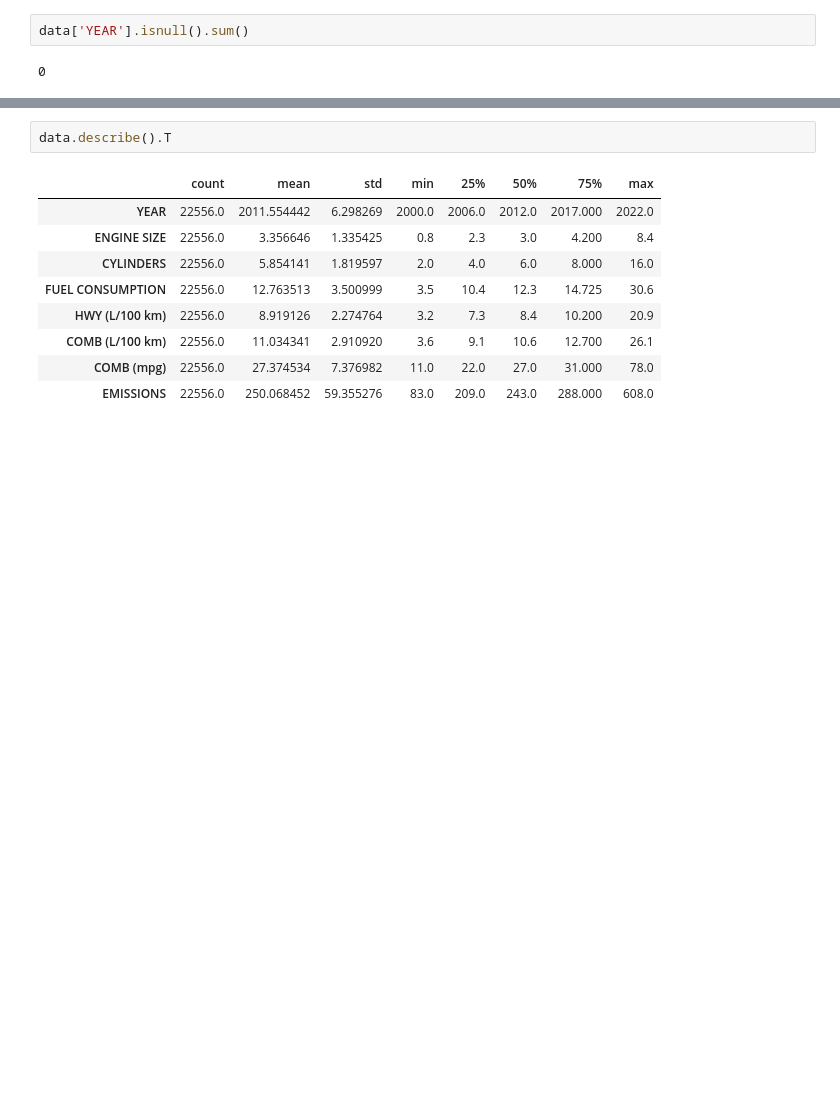
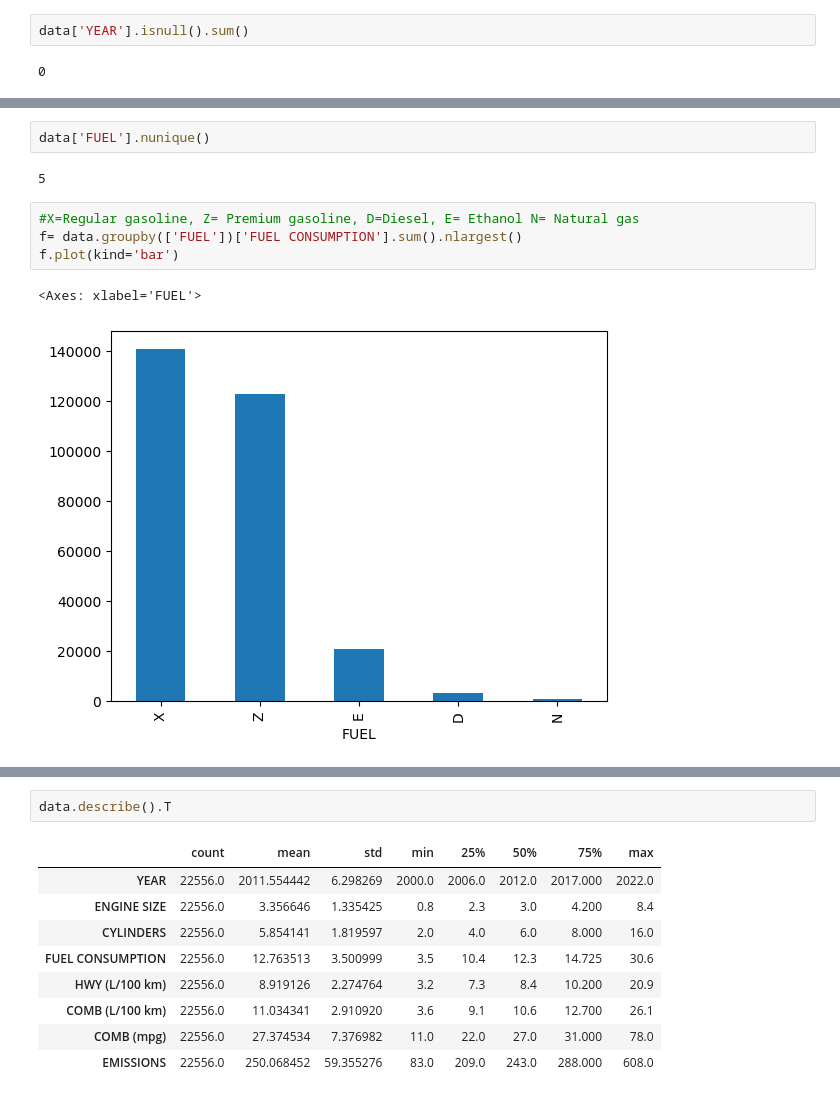
Before and after one commit to kanjaq/CO2_Emission_App, a Jupyter notebook: CO2_Emission.ipynb, the cells around one changed output, grey strips where cells are left out. Drawn from its saved outputs; the diff is of its cells as text; blank space fills up the shorter version.

```diff
--- a/CO2_Emission.ipynb
+++ b/CO2_Emission.ipynb
@@ -76,0 +110,11 @@ data['YEAR'].isnull().sum()
+# %%
+data['FUEL'].nunique()
+# %% [output]
+5
+# %%
+#X=Regular gasoline, Z= Premium gasoline, D=Diesel, E= Ethanol N= Natural gas
+f= data.groupby(['FUEL'])['FUEL CONSUMPTION'].sum().nlargest()
+f.plot(kind='bar')
+# %% [output]
+<Axes: xlabel='FUEL'>
+[figure, added]
```
Also changed, not shown: parts of 40 cells of this notebook.
